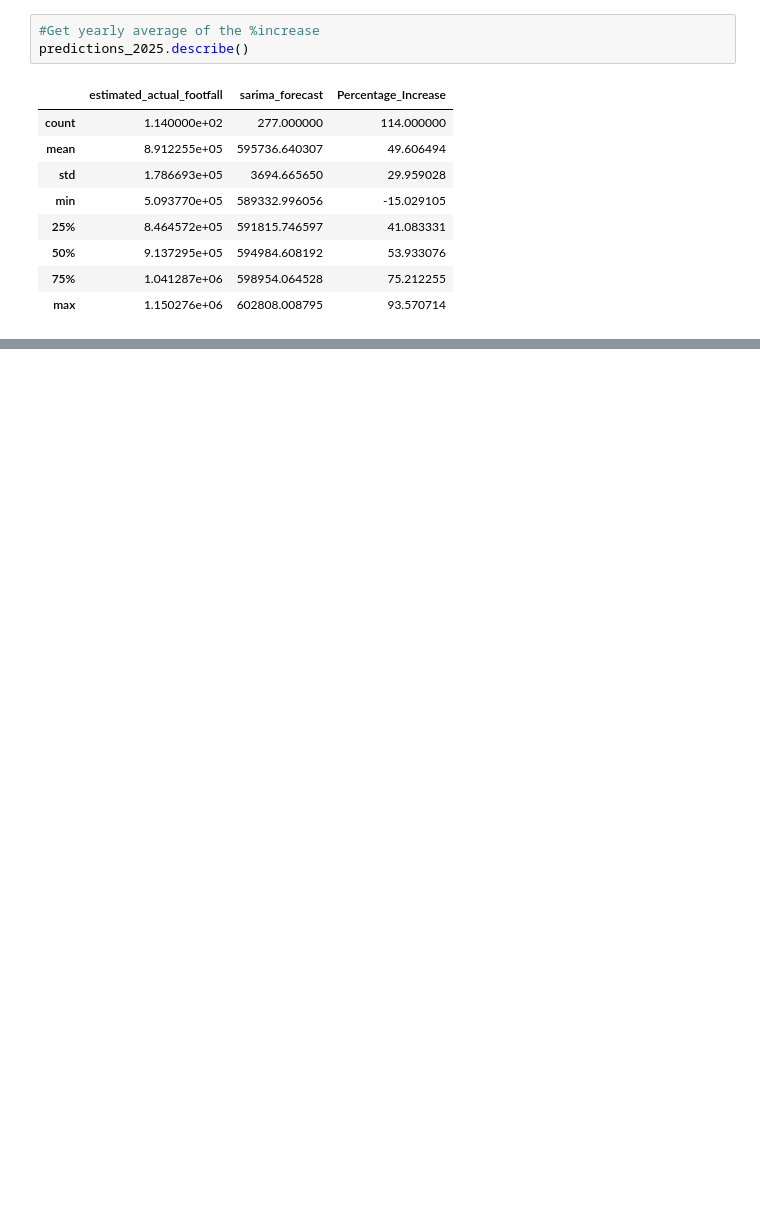
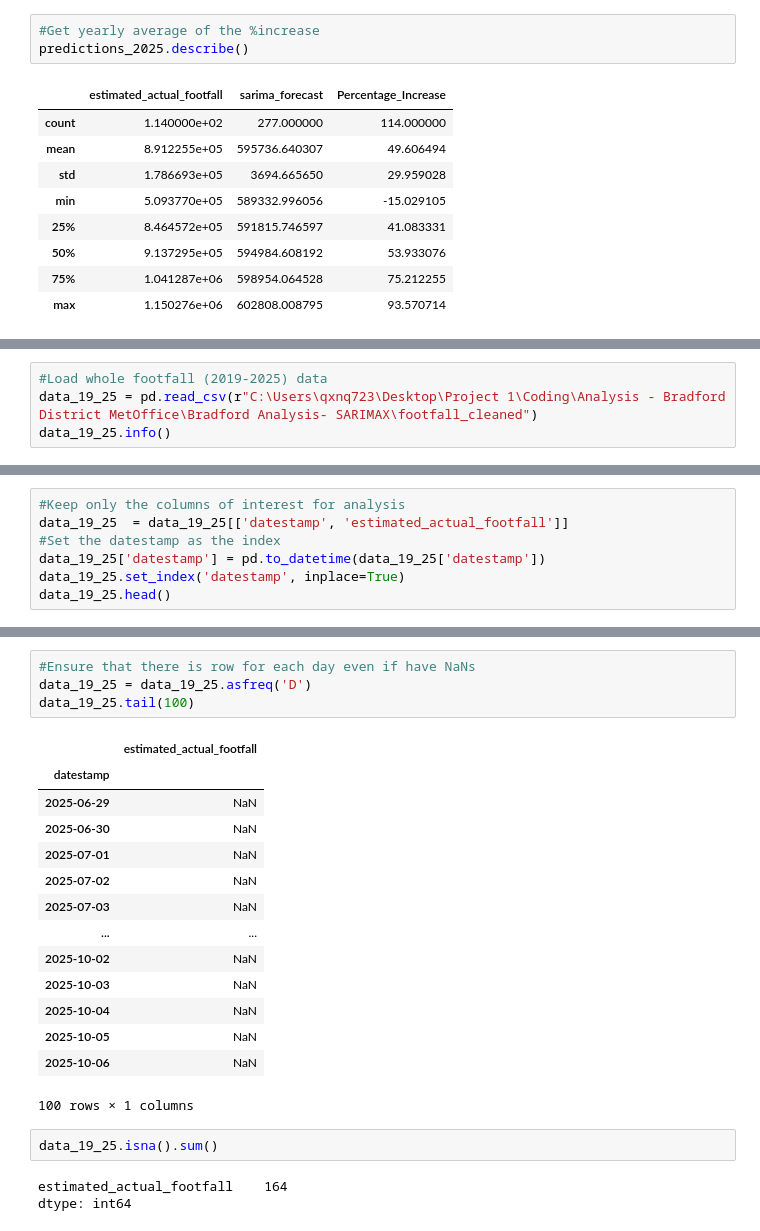
Before and after one commit to MarionC749/LIDA-Footfall-Bradford2025, a Jupyter notebook: Bradford District MetOffice/SARIMAX/3- Model- SARIMAX.ipynb, the cells around one changed output, grey strips where cells are left out. Drawn from its saved outputs; the diff is of its cells as text; blank space fills up the shorter version.

```diff
--- a/Bradford District MetOffice/SARIMAX/3- Model- SARIMAX.ipynb
+++ b/Bradford District MetOffice/SARIMAX/3- Model- SARIMAX.ipynb
@@ -1710,0 +1720,4 @@ predictions_2025.describe()
+# %%
+#Load whole footfall (2019-2025) data
+data_19_25 = pd.read_csv(r"C:\Users\qxnq723\Desktop\Project 1\Coding\Analysis - Bradford District MetOffice\Bradford Analysis- SARIMAX\footfall_cleaned")
+data_19_25.info()
@@ -1710,0 +1742,7 @@ predictions_2025.describe()
+# %%
+#Keep only the columns of interest for analysis
+data_19_25  = data_19_25[['datestamp', 'estimated_actual_footfall']]
+#Set the datestamp as the index
+data_19_25['datestamp'] = pd.to_datetime(data_19_25['datestamp'])
+data_19_25.set_index('datestamp', inplace=True)
+data_19_25.head()
@@ -1710,0 +1757,24 @@ predictions_2025.describe()
+# %%
+#Ensure that there is row for each day even if have NaNs
+data_19_25 = data_19_25.asfreq('D')
+data_19_25.tail(100)
+# %% [output]
+|  | estimated_actual_footfall |
+| datestamp |  |
+| 2025-06-29 | NaN |
+| 2025-06-30 | NaN |
+| 2025-07-01 | NaN |
+| 2025-07-02 | NaN |
+| 2025-07-03 | NaN |
+| ... | ... |
+| 2025-10-02 | NaN |
+| 2025-10-03 | NaN |
+| 2025-10-04 | NaN |
+| 2025-10-05 | NaN |
+| 2025-10-06 | NaN |
+100 rows × 1 columns
+# %%
+data_19_25.isna().sum()
+# %% [output]
+estimated_actual_footfall    164
+dtype: int64
```
Also changed, not shown: parts of 14 cells of this notebook.
